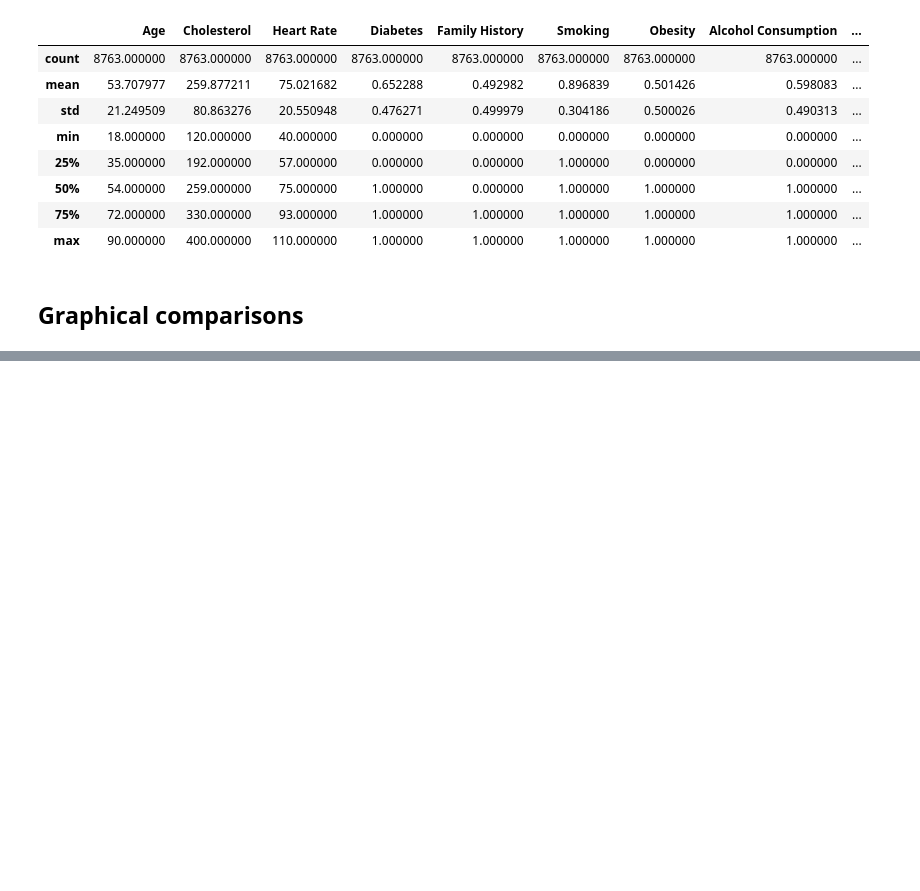
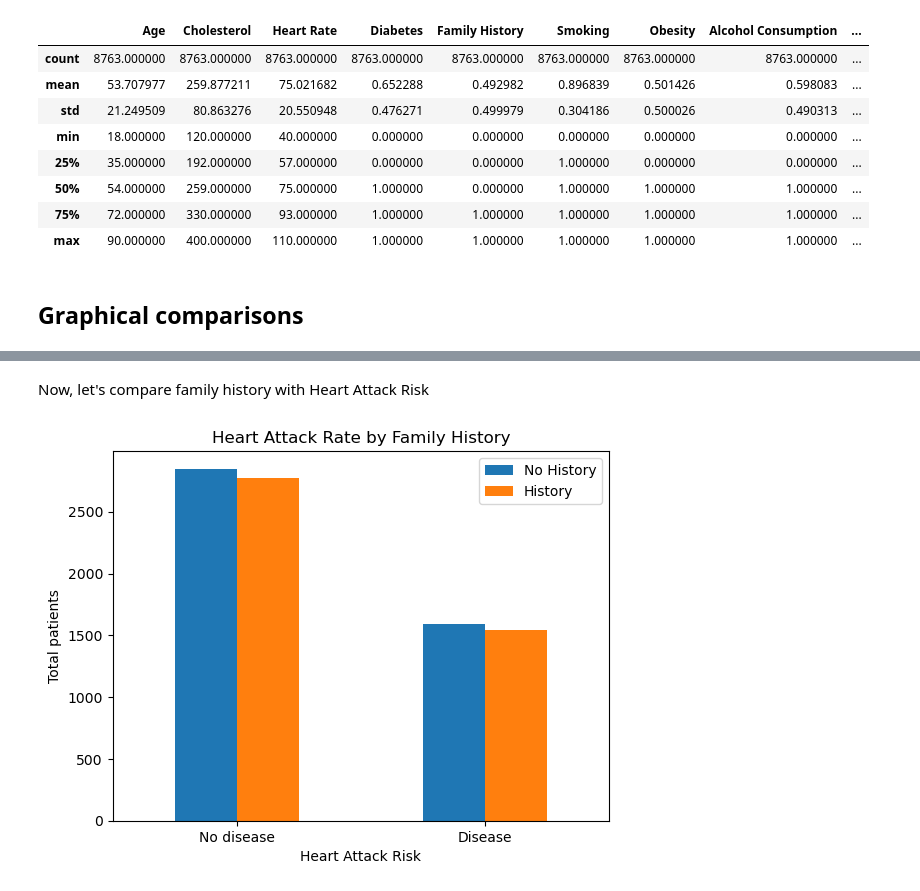
Before and after one commit to IsaacMS30/heart-attack-risk-detection, a Jupyter notebook: notebooks/1- data_exploration.ipynb, the cells around one changed output, grey strips where cells are left out. Drawn from its saved outputs; the diff is of its cells as text; code cells hidden in the pictures; blank space fills up the shorter version.

```diff
--- a/notebooks/1- data_exploration.ipynb
+++ b/notebooks/1- data_exploration.ipynb
@@ -178,0 +187,6 @@ df.describe()
+# %% [markdown]
+Now, let's compare family history with Heart Attack Risk
+# %%
+eda.plot_risk_vs_history(df)
+# %% [output]
+[figure, added]
```
Also changed, not shown: parts of 6 cells of this notebook, 1 other file.
